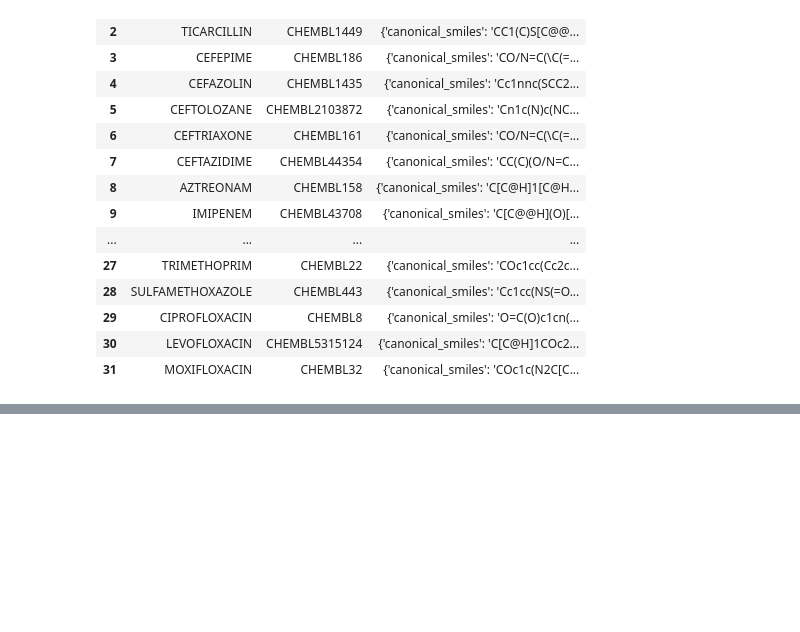
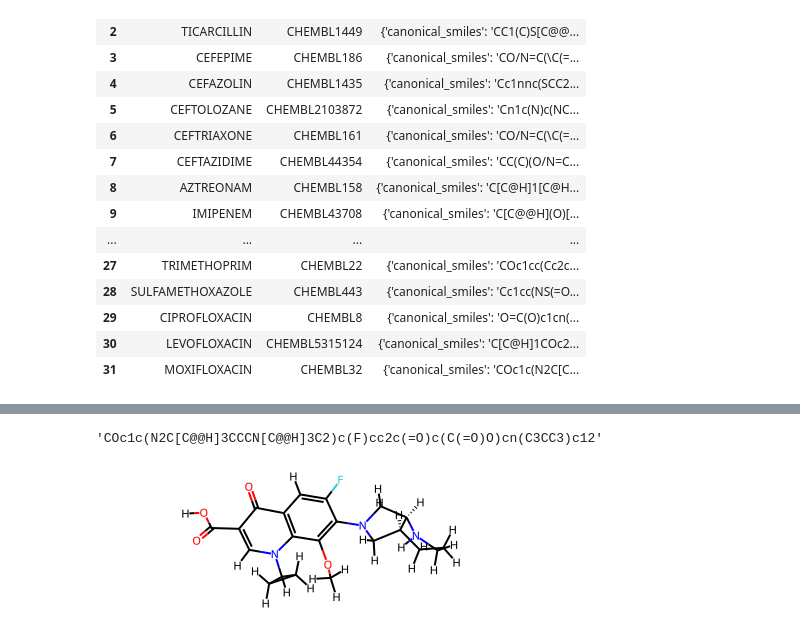
Before and after one commit to aeersriv/antibiotics_mirror_life, a Jupyter notebook: notebooks/fetch_ligands.ipynb, the cells around one changed output, grey strips where cells are left out. Saved outputs shown, nothing was run; the diff lists cells and outputs as text; code cells hidden in the pictures; blank space fills up the shorter version.

```diff
--- a/notebooks/fetch_ligands.ipynb
+++ b/notebooks/fetch_ligands.ipynb
@@ -128,15 +171,15 @@ for ab_ in chembl_molecules:
     chembl_id = ab_["chembl_id"]
     names.append(name)
     mol = Chem.MolFromSmiles(struct_)
-    for atom in mol.GetAtoms():
-        atom.SetProp("atomLabel", atom.GetSymbol())
+    # for atom in mol.GetAtoms():
+    #     atom.SetProp("atomLabel", atom.GetSymbol())
     mols.append(mol)
 
 mols_per_row = min(len(chembl_molecules), 4)
 img = Draw.MolsToGridImage(
         mols, molsPerRow=mols_per_row,
-        subImgSize=(500, 500), useSVG=True,
+        subImgSize=(400, 400), useSVG=True,
         legends=names
     )
-with open("test.svg", "w") as f_handle:
-    f_handle.write(img.data)
+
+img
@@ -142,0 +232,8 @@ with open("test.svg", "w") as f_handle:
+# %%
+struct_
+# %% [output]
+'COc1c(N2C[C@@H]3CCCN[C@@H]3C2)c(F)cc2c(=O)c(C(=O)O)cn(C3CC3)c12'
+# %%
+get_structure(Chem.MolFromSmiles(struct_), 1)
+# %% [output]
+[figure, added]
```
Also changed, not shown: parts of 12 cells of this notebook.
